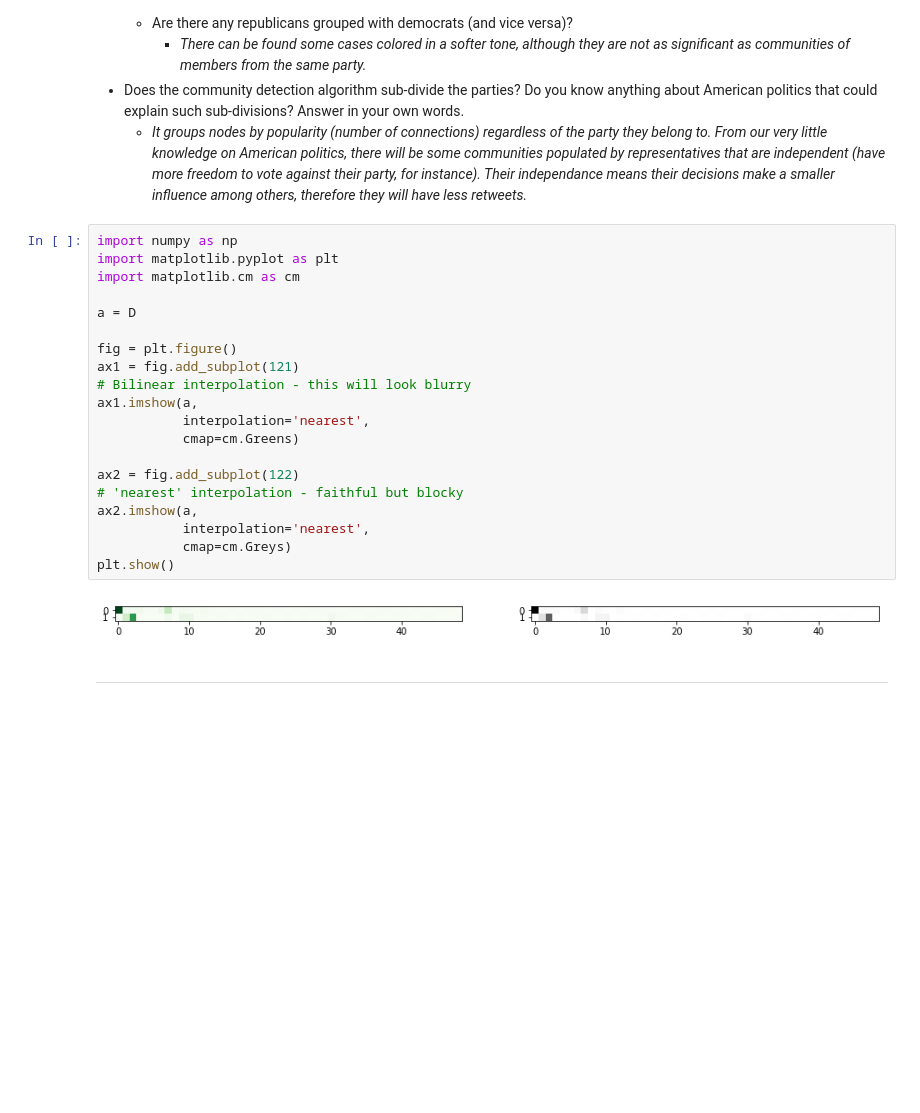
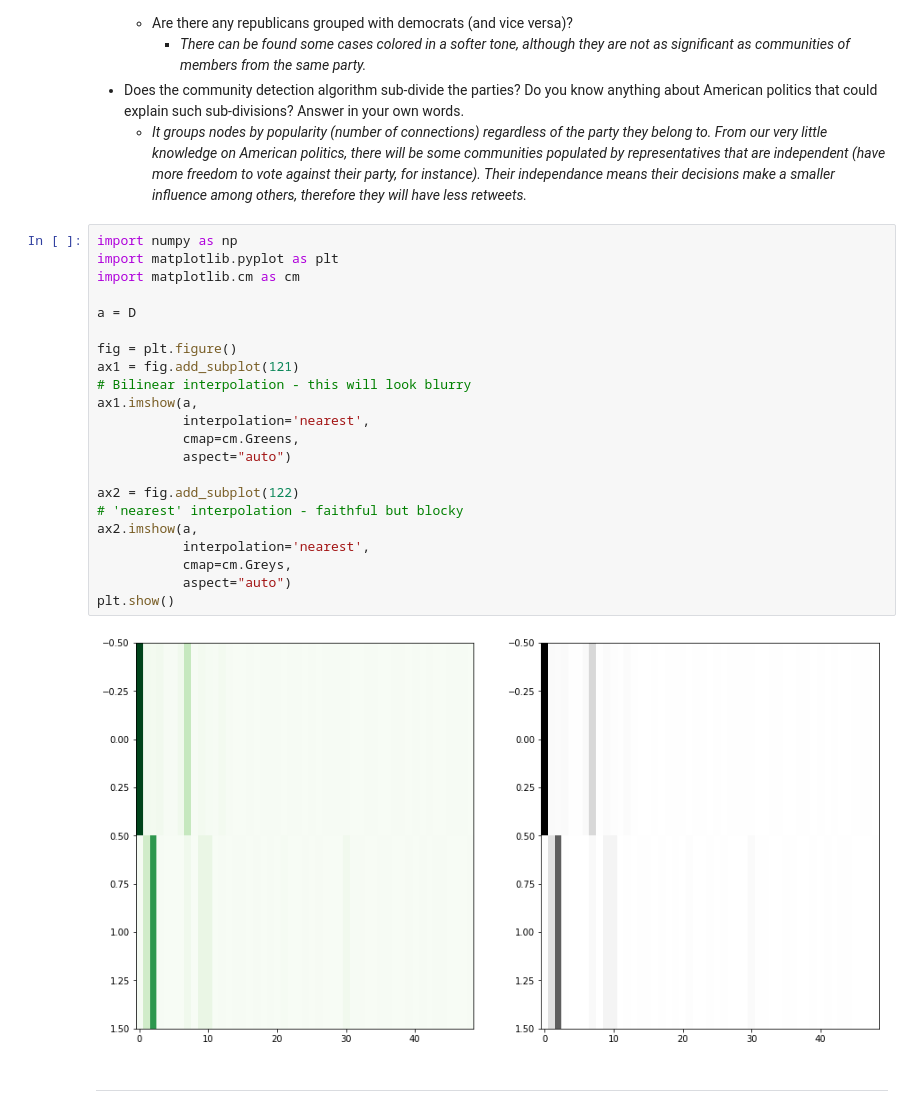
Before and after one commit to JulesBelveze/yelp-dataset-analysis, a Jupyter notebook: Assignment2.ipynb, the cells around one changed output. Saved outputs shown, nothing was run; the diff lists cells and outputs as text; blank space fills up the shorter version.

```diff
--- a/Assignment2.ipynb
+++ b/Assignment2.ipynb
@@ -471,25 +471,27 @@ for p, party in parties:
 # %%
 import numpy as np
 import matplotlib.pyplot as plt
 import matplotlib.cm as cm
 
 a = D
 
 fig = plt.figure()
 ax1 = fig.add_subplot(121)
 # Bilinear interpolation - this will look blurry
 ax1.imshow(a,
            interpolation='nearest',
-           cmap=cm.Greens)
+           cmap=cm.Greens,
+           aspect="auto")
 
 ax2 = fig.add_subplot(122)
 # 'nearest' interpolation - faithful but blocky
 ax2.imshow(a,
            interpolation='nearest',
-           cmap=cm.Greys)
+           cmap=cm.Greys,
+           aspect="auto")
 plt.show()
 # %% [output]
-[figure, old version]
+[figure, new version]
 # %% [markdown]
 <hr>
 # %% [markdown]
```
Also changed, not shown: parts of 23 cells of this notebook, 2 other files.
